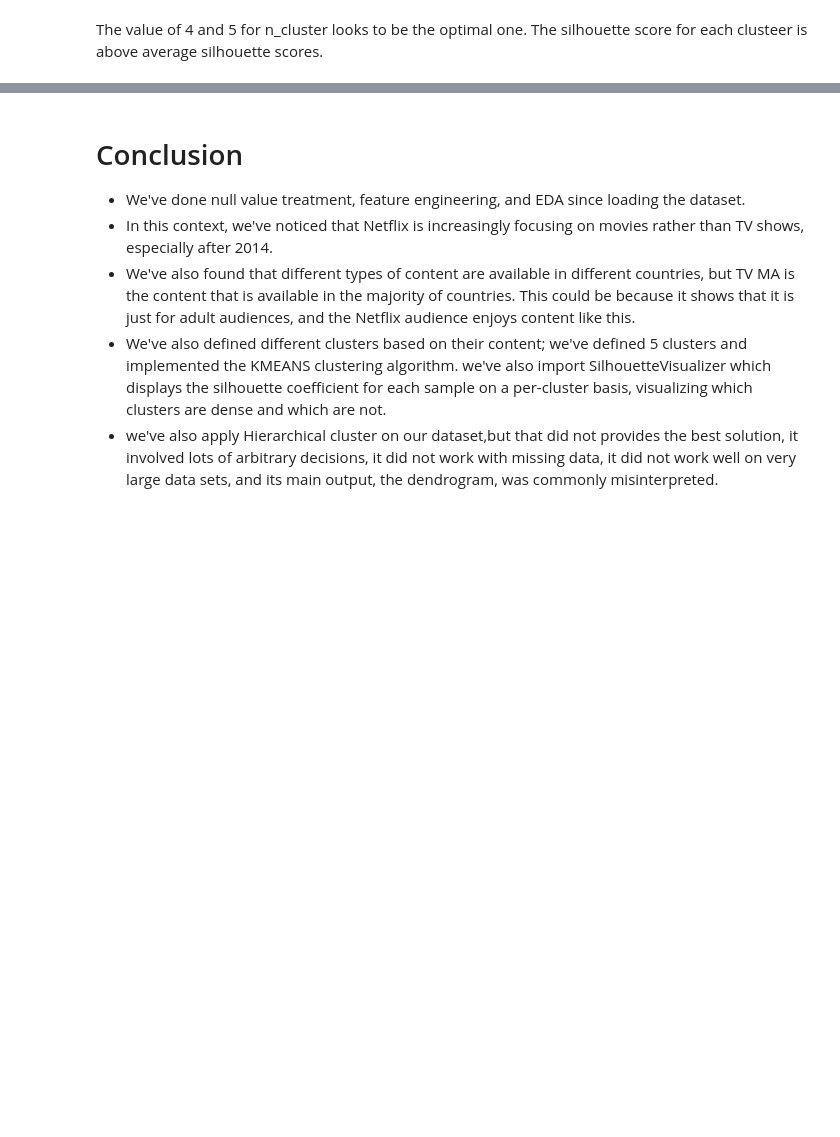
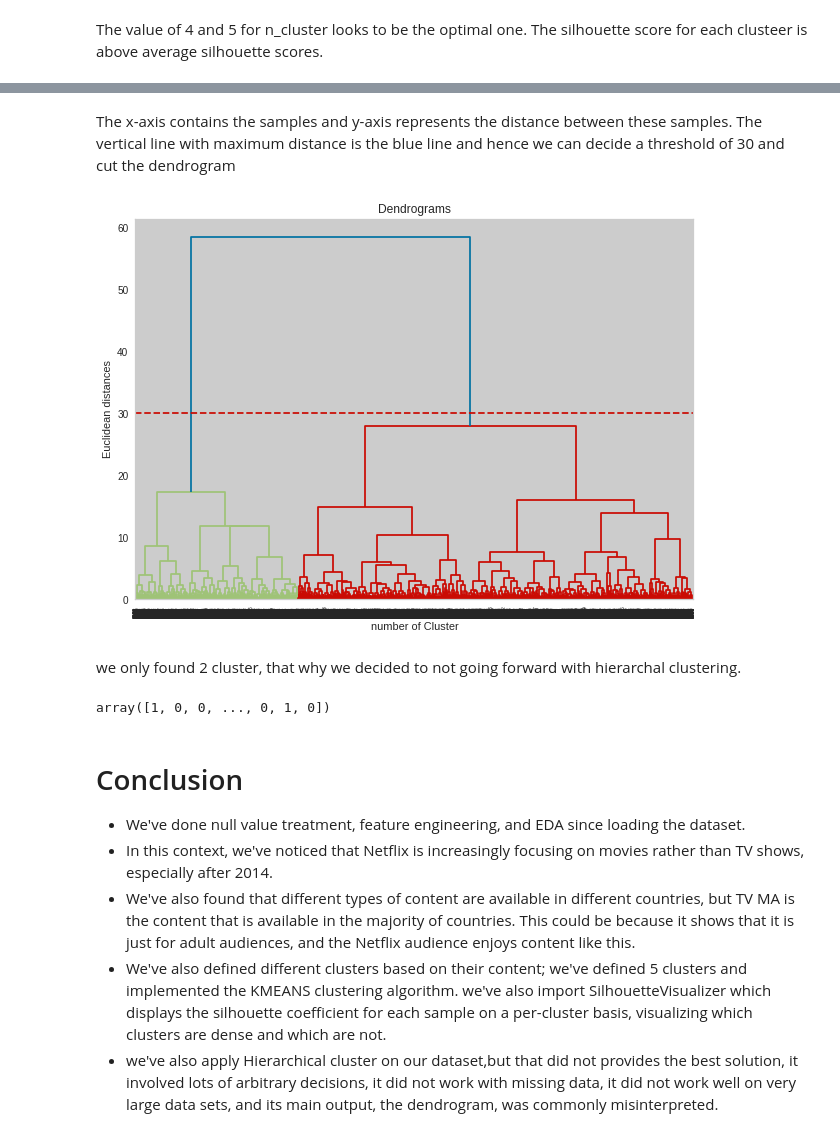
Before and after one commit to pranay2310/NETFLIX-MOVIES-AND-TV-SHOWS-CLUSTERING, a Jupyter notebook: NETFLIX_MOVIES_AND_TV_SHOWS_CLUSTERING.ipynb, the cells around one changed output, grey strips where cells are left out. Saved outputs shown, nothing was run; the diff lists cells and outputs as text; code cells hidden in the pictures; blank space fills up the shorter version.

```diff
--- a/NETFLIX_MOVIES_AND_TV_SHOWS_CLUSTERING.ipynb
+++ b/NETFLIX_MOVIES_AND_TV_SHOWS_CLUSTERING.ipynb
@@ -1093,3 +1108,23 @@ The value of 4 and 5 for n_cluster looks to be the optimal one. The silhouette s
+# %% [markdown]
+The x-axis contains the samples and y-axis represents the distance between these samples. The vertical line with maximum distance is the blue line and hence we can decide a threshold of 30 and cut the dendrogram
+# %%
+plt.figure(figsize=(10, 7))
+plt.title("Dendrograms")
+dend = sch.dendrogram(sch.linkage(X_hierarchal, method='ward'))
+plt.axhline(y=30, color='r', linestyle='--')
+plt.xlabel('number of Cluster')
+plt.ylabel('Euclidean distances')
+plt.show()
+# %% [output]
+[figure, added]
+# %% [markdown]
+we only found 2 cluster, that why we decided to not going forward with hierarchal clustering.
+# %%
+from sklearn.cluster import AgglomerativeClustering
+cluster = AgglomerativeClustering(n_clusters=2, affinity='euclidean', linkage='ward')
+cluster.fit_predict(X_hierarchal)
+# %% [output]
+array([1, 0, 0, ..., 0, 1, 0])
 # %% [markdown]
 # Conclusion
 
```
Also changed, not shown: parts of 4 cells of this notebook.
